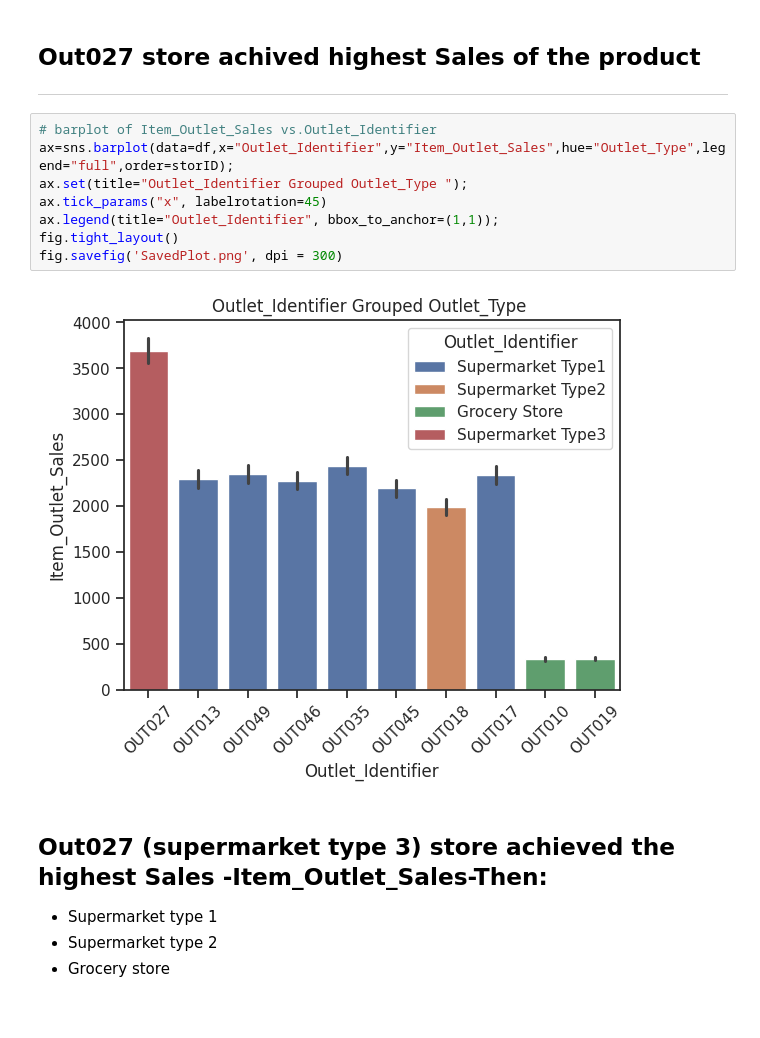
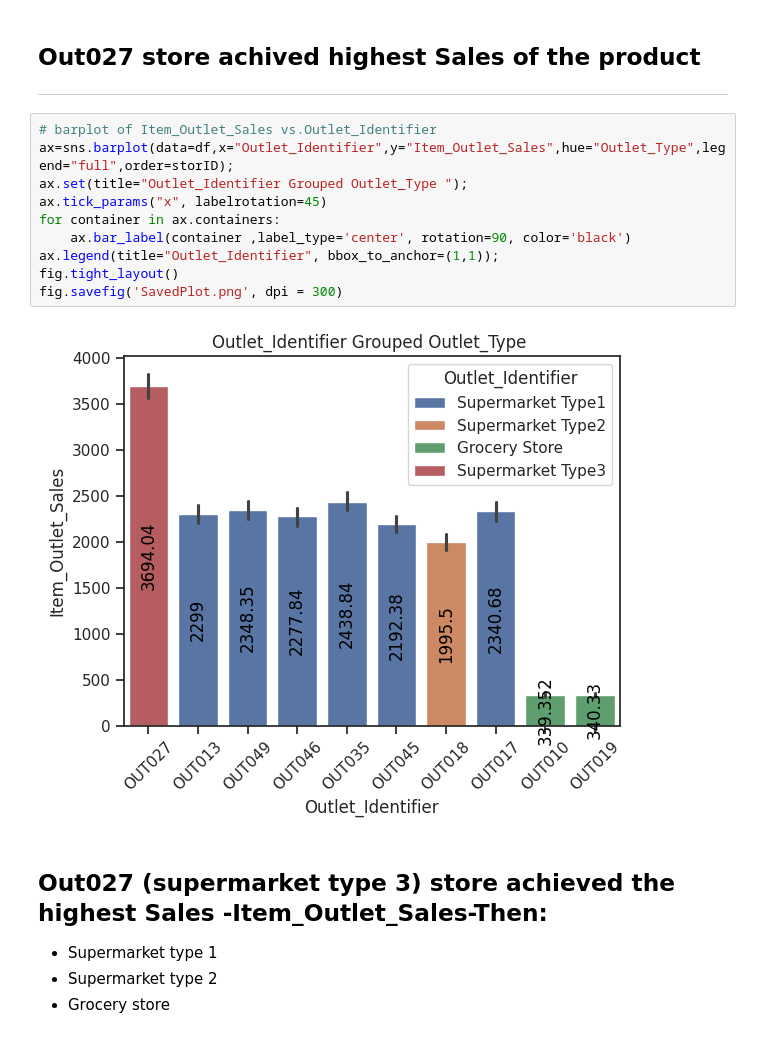
Before and after one commit to DButmeh/-Sales-Prediction-Project, a Jupyter notebook: Project_1_Part_2_(Core).ipynb, the cells around one changed output. Saved outputs shown, nothing was run; the diff lists cells and outputs as text.

```diff
--- a/Project_1_Part_2_(Core).ipynb
+++ b/Project_1_Part_2_(Core).ipynb
@@ -250,13 +250,15 @@ Index(['OUT027', 'OUT013', 'OUT049', 'OUT046', 'OUT035', 'OUT045', 'OUT018',
 # %%
 # barplot of Item_Outlet_Sales vs.Outlet_Identifier
 ax=sns.barplot(data=df,x="Outlet_Identifier",y="Item_Outlet_Sales",hue="Outlet_Type",legend="full",order=storID);
 ax.set(title="Outlet_Identifier Grouped Outlet_Type ");
 ax.tick_params("x", labelrotation=45)
+for container in ax.containers:
+    ax.bar_label(container ,label_type='center', rotation=90, color='black')
 ax.legend(title="Outlet_Identifier", bbox_to_anchor=(1,1));
 fig.tight_layout()
 fig.savefig('SavedPlot.png', dpi = 300)
 # %% [output]
-[figure, old version]
+[figure, new version]
 # %% [markdown]
 ## **Out027** (supermarket type 3) store achieved the highest Sales -**Item_Outlet_Sales**-Then:
  - Supermarket type 1
```
Also changed, not shown: parts of 1 cell of this notebook.
